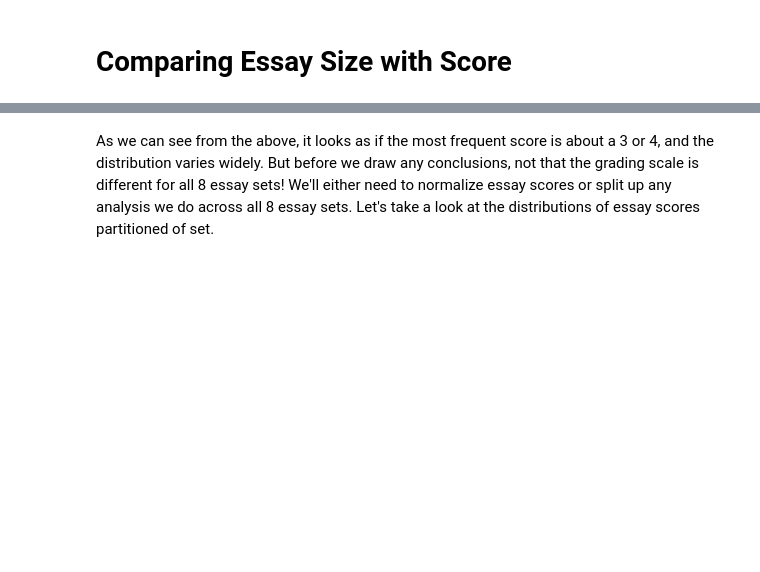
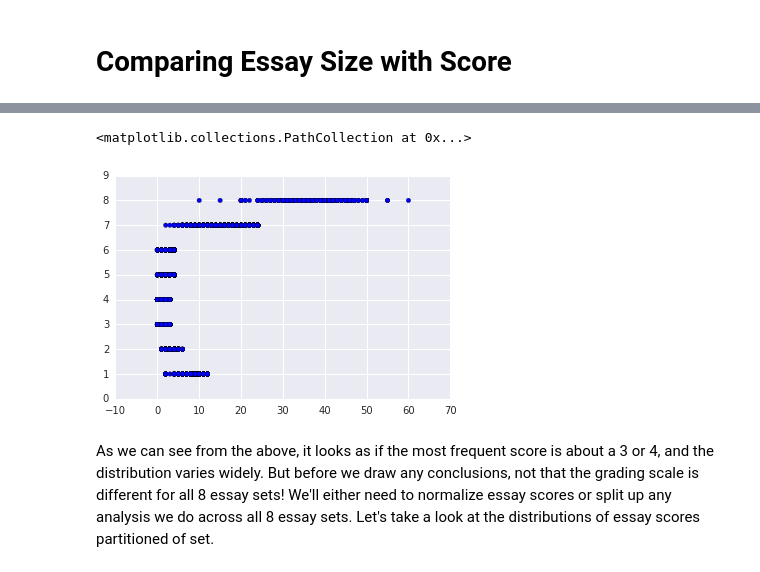
Before and after one commit to noahyonack/AutomaticEssayGrading, a Jupyter notebook: turban_yonack_cs109a_milestone3.ipynb, the cells around one changed output, grey strips where cells are left out. Cells and saved outputs as stored; diff of their text form; code cells hidden in the pictures; blank space fills up the shorter version.

```diff
--- a/turban_yonack_cs109a_milestone3.ipynb
+++ b/turban_yonack_cs109a_milestone3.ipynb
@@ -59,3 +75,8 @@ plt.ylabel("Frequency")
+# %%
+plt.scatter(domain1_scores, essay_df["essay_set"])
+# %% [output]
+<matplotlib.collections.PathCollection at 0x...>
+[figure, added]
 # %% [markdown]
 As we can see from the above, it looks as if the most frequent score is about a 3 or 4, and the distribution varies widely. But before we draw any conclusions, not that the grading scale is different for all 8 essay sets! We'll either need to normalize essay scores or split up any analysis we do across all 8 essay sets. Let's take a look at the distributions of essay scores partitioned of set.
 # %%
```
Also changed, not shown: parts of 6 cells of this notebook, 5 other files.
